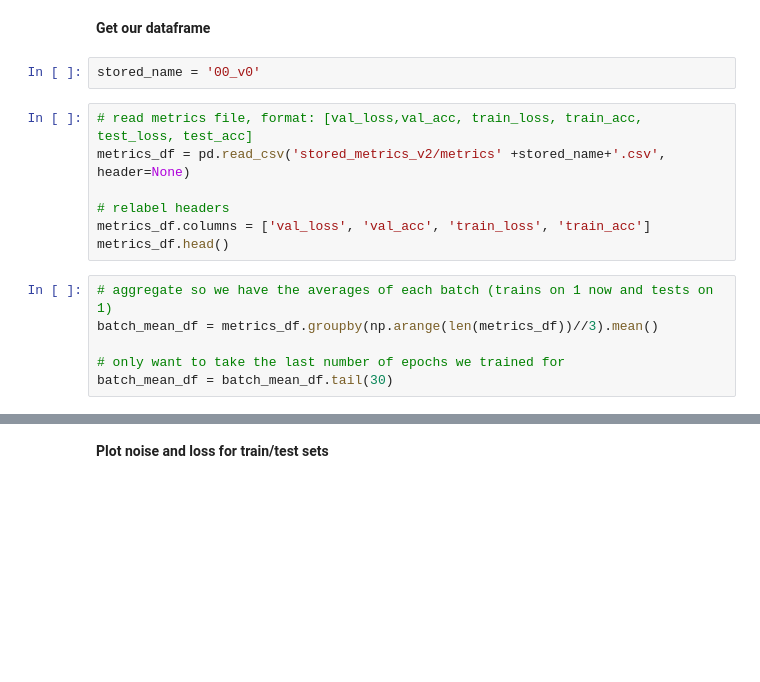
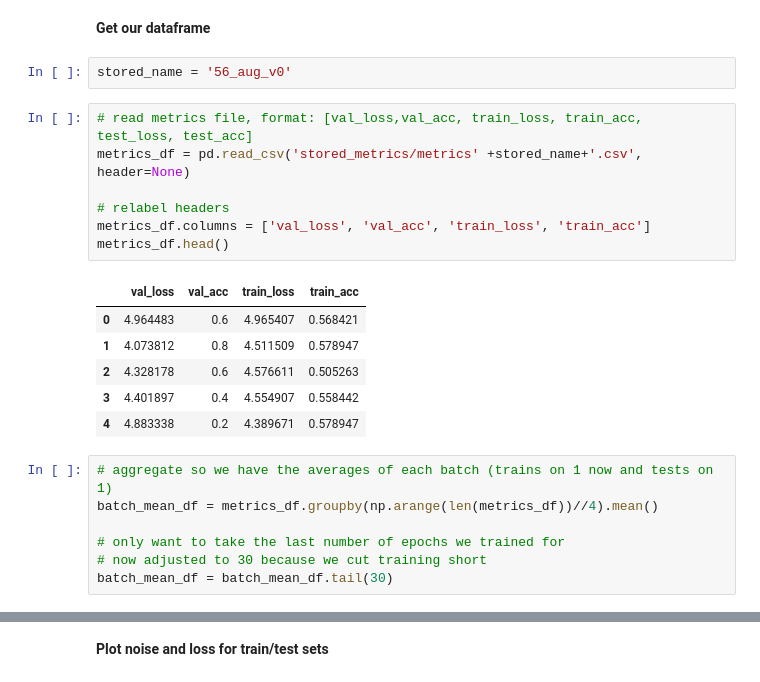
Before and after one commit to StevenVuong/MSc_Project, a Jupyter notebook: Step_3.ipynb, the cells around one changed output, grey strips where cells are left out. Cells and saved outputs as stored; diff of their text form; blank space fills up the shorter version.

```diff
--- a/Step_3.ipynb
+++ b/Step_3.ipynb
@@ -50,19 +50,27 @@ Mounted at /content/gdrive
 # %% [markdown]
 **Get our dataframe**
 # %%
-stored_name = '00_v0'
+stored_name = '56_aug_v0'
 # %%
 # read metrics file, format: [val_loss,val_acc, train_loss, train_acc, test_loss, test_acc]
-metrics_df = pd.read_csv('stored_metrics_v2/metrics' +stored_name+'.csv', header=None)
+metrics_df = pd.read_csv('stored_metrics/metrics' +stored_name+'.csv', header=None)
 
 # relabel headers
 metrics_df.columns = ['val_loss', 'val_acc', 'train_loss', 'train_acc']
 metrics_df.head()
+# %% [output]
+|  | val_loss | val_acc | train_loss | train_acc |
+| 0 | 4.964483 | 0.6 | 4.965407 | 0.568421 |
+| 1 | 4.073812 | 0.8 | 4.511509 | 0.578947 |
+| 2 | 4.328178 | 0.6 | 4.576611 | 0.505263 |
+| 3 | 4.401897 | 0.4 | 4.554907 | 0.558442 |
+| 4 | 4.883338 | 0.2 | 4.389671 | 0.578947 |
 # %%
 # aggregate so we have the averages of each batch (trains on 1 now and tests on 1)
-batch_mean_df = metrics_df.groupby(np.arange(len(metrics_df))//3).mean()
+batch_mean_df = metrics_df.groupby(np.arange(len(metrics_df))//4).mean()
 
 # only want to take the last number of epochs we trained for
+# now adjusted to 30 because we cut training short
 batch_mean_df = batch_mean_df.tail(30)
 # %%
 # get the final output (model at end)
```
Also changed, not shown: parts of 7 cells of this notebook.
